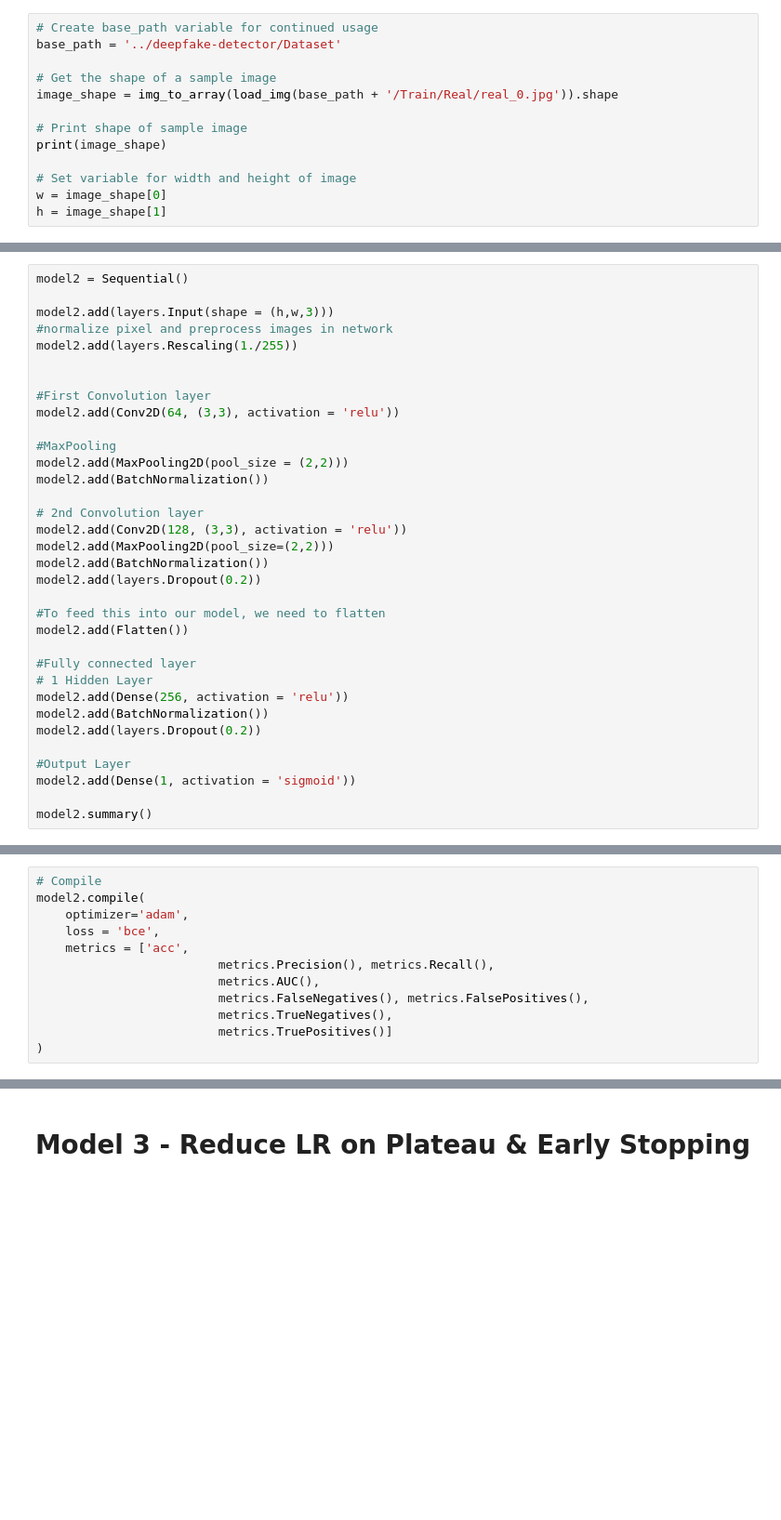
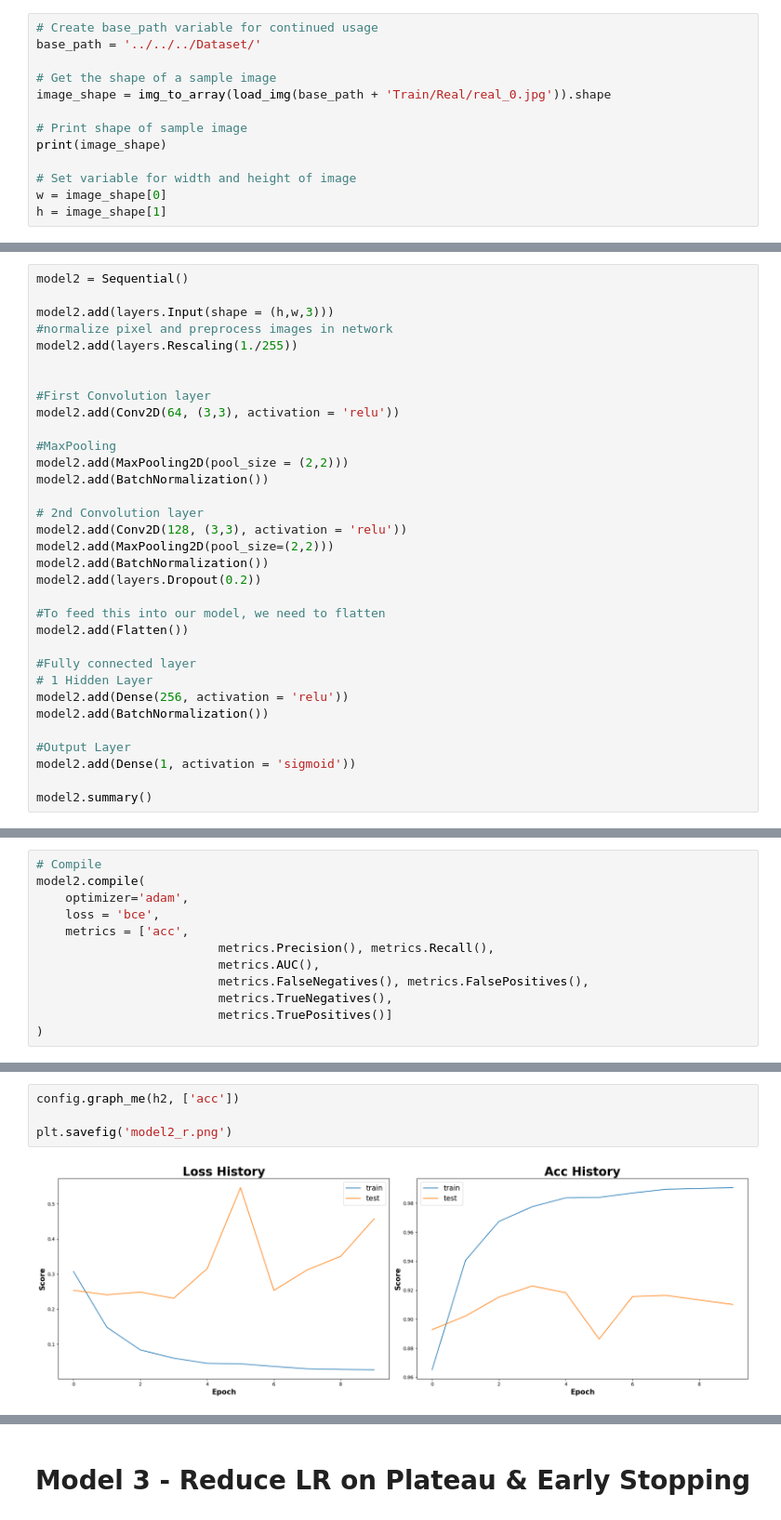
Before and after one commit to annabchox/deepfake-detector, a Jupyter notebook: Code/Main/Training/Anna_NN.ipynb, the cells around one changed output, grey strips where cells are left out. Shown at 93% size. Saved outputs shown, nothing was run; the diff lists cells and outputs as text; blank space fills up the shorter version.

```diff
--- a/Code/Main/Training/Anna_NN.ipynb
+++ b/Code/Main/Training/Anna_NN.ipynb
@@ -45,10 +43,10 @@ Metal device set to: Apple M2 Max
 * Each image is a 256 X 256 jpg image of human face either real or fake
 # %%
 # Create base_path variable for continued usage
-base_path = '../deepfake-detector/Dataset'
+base_path = '../../../Dataset/'
 
 # Get the shape of a sample image
-image_shape = img_to_array(load_img(base_path + '/Train/Real/real_0.jpg')).shape
+image_shape = img_to_array(load_img(base_path + 'Train/Real/real_0.jpg')).shape
 
 # Print shape of sample image
 print(image_shape)
@@ -307,7 +305,6 @@ model2.add(Flatten())
 # 1 Hidden Layer
 model2.add(Dense(256, activation = 'relu'))
 model2.add(BatchNormalization())
-model2.add(layers.Dropout(0.2))
 
 #Output Layer
 model2.add(Dense(1, activation = 'sigmoid'))
@@ -353,0 +416,6 @@ model_scores_to_csv(model2, h2, 'model_2')
+# %%
+config.graph_me(h2, ['acc'])
+
+plt.savefig('model2_r.png')
+# %% [output]
+[figure, added]
```
Also changed, not shown: parts of 35 cells of this notebook.
